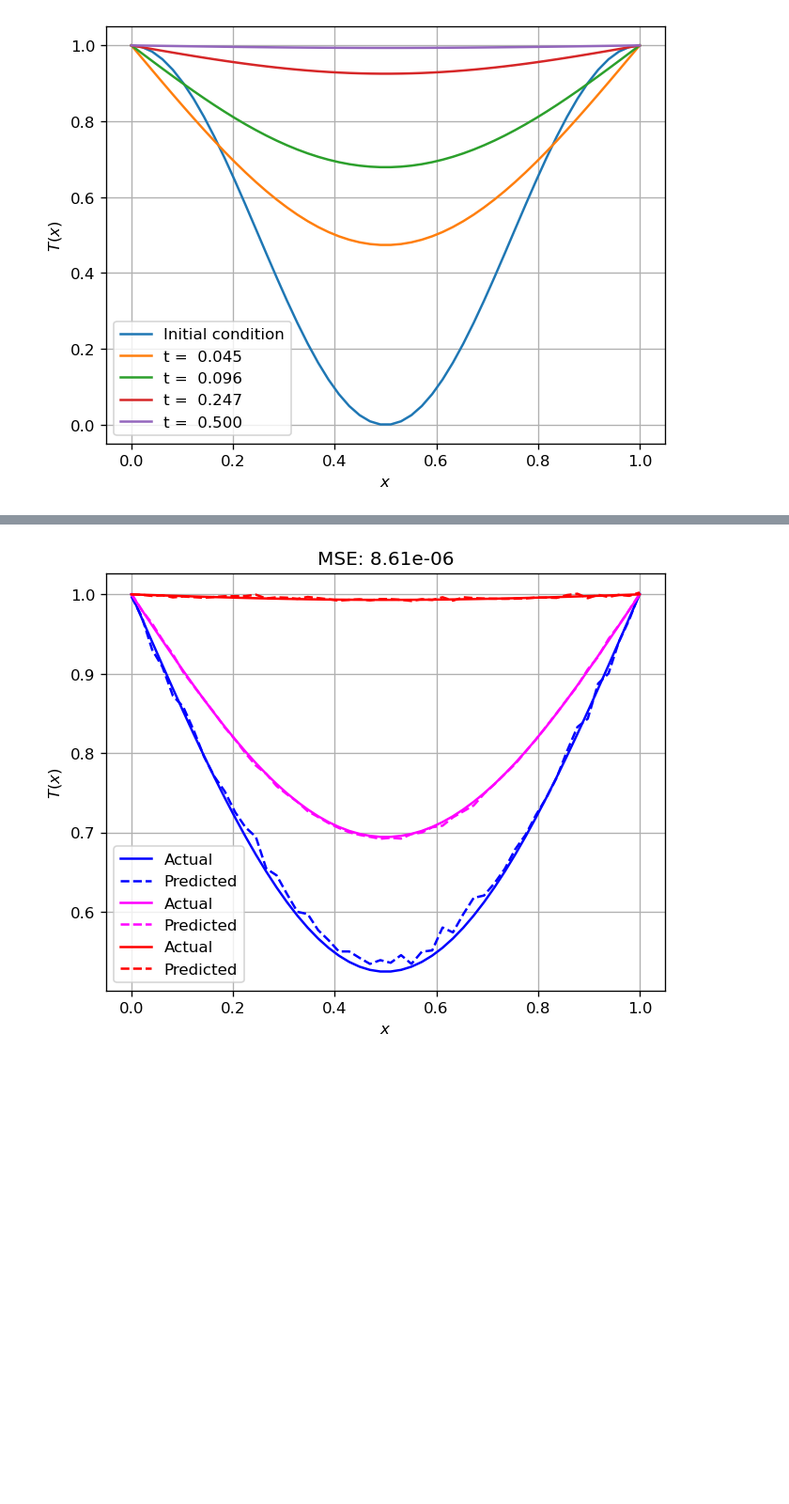
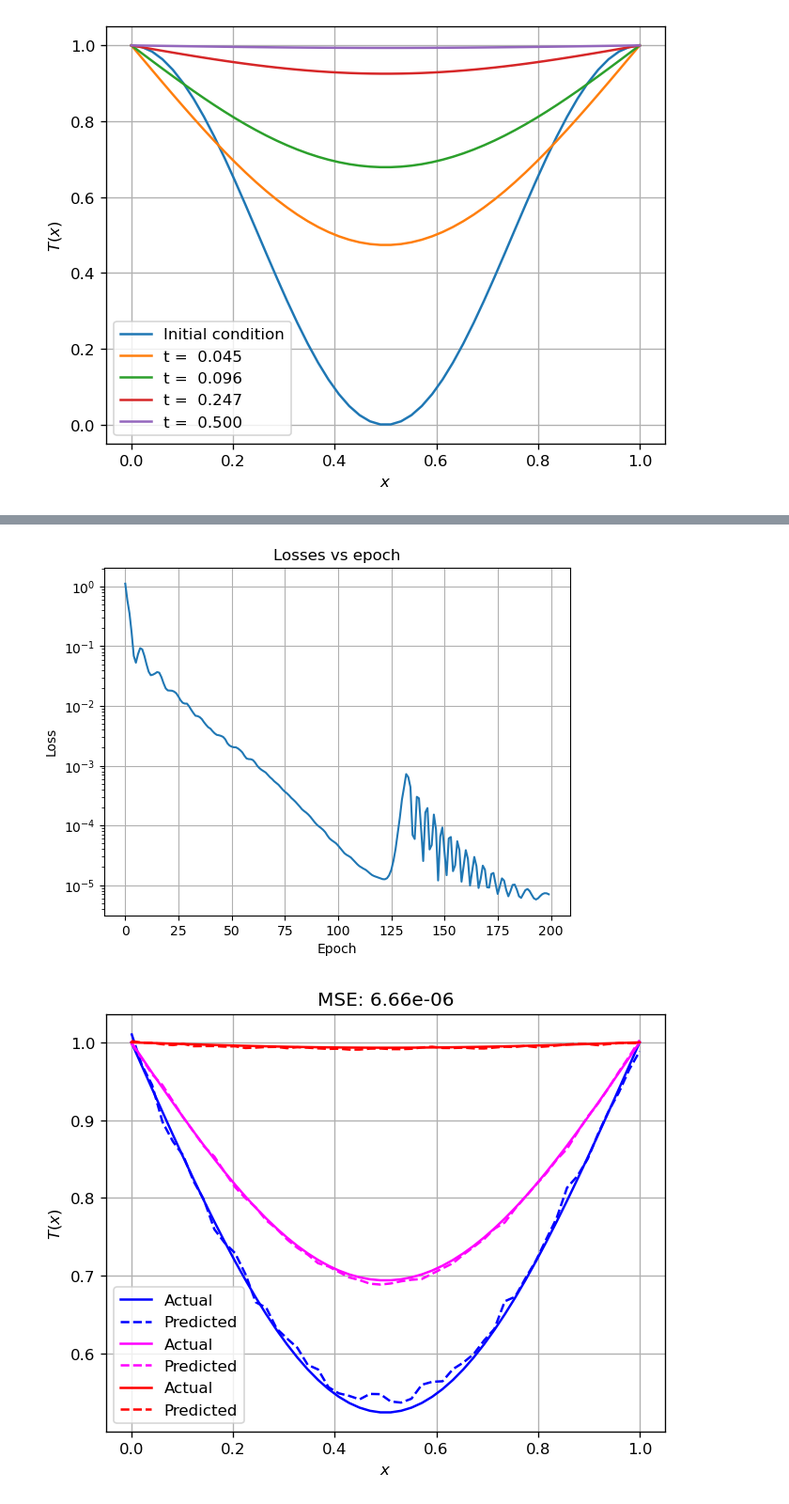
Before and after one commit to sottoviafilippo/NN_trial, a Jupyter notebook: try_RNN_heat_eq.ipynb, the cells around one changed output, grey strips where cells are left out. Shown at 94% size. Drawn from its saved outputs; the diff is of its cells as text; code cells hidden in the pictures; blank space fills up the shorter version.

```diff
--- a/try_RNN_heat_eq.ipynb
+++ b/try_RNN_heat_eq.ipynb
@@ -91,6 +91,8 @@ optimizer = torch.optim.Adam(model.parameters(), lr=0.01)
 # now train the model
 
 epochs = 200
+losses = []
+
 for epoch in range(epochs):
     model.train() # good practice - set the model to training mode
     optimizer.zero_grad() # clears the gradients from the previous iteration, preventing gradient accumulation
@@ -99,11 +101,21 @@ for epoch in range(epochs):
     loss = criterion(predictions, targets_tensor)   # (Batch, Nx) vs (Batch, Nx)
     loss.backward() # compute the gradients
 
+    losses.append(loss.detach().numpy())
+
     optimizer.step() # here we update the model's parameters using the gradients computed by loss.backward()
     if (epoch + 1) % 50 == 0:
         print(f"Epoch [{epoch+1}/{epochs}], Loss: {loss.item():.6f}")
 
 # now plot the model's prediction
+
+plt.figure()
+plt.title("Losses vs epoch")
+plt.xlabel("Epoch")
+plt.ylabel("Loss")
+plt.semilogy(losses)
+plt.grid()
+plt.show()
 
 model.eval() # sets the model to inference mode
 # do a bunch of predictions
@@ -134,2 +146,3 @@ Epoch [150/200], Loss: 0.000006
 Epoch [200/200], Loss: 0.000007
-[figure, old version]
+[figure, new version]
+[figure, added]
```
Also changed, not shown: parts of 6 cells of this notebook.
